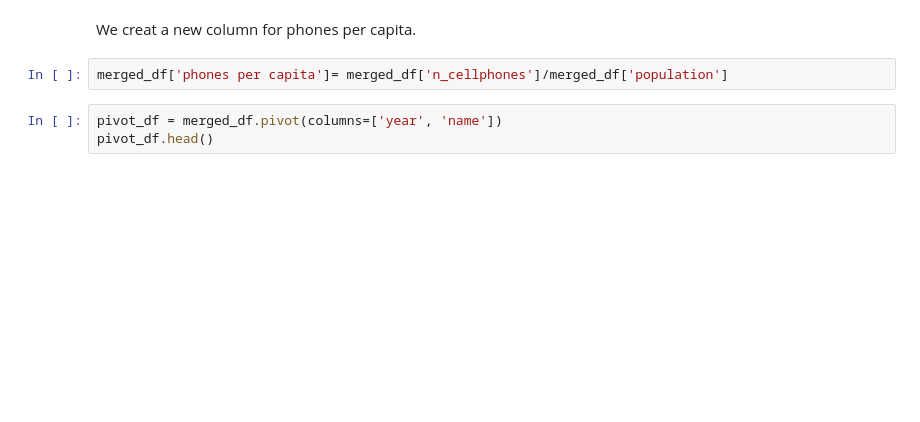
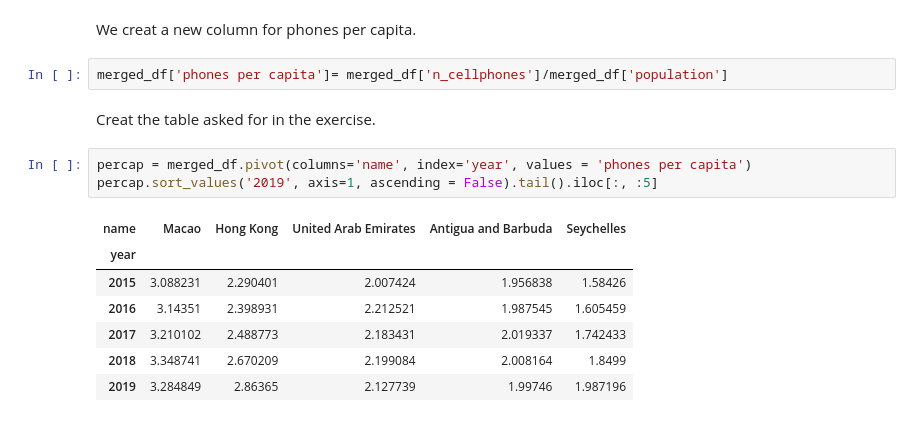
Before and after one commit to majaelm/su-mt4007, a Jupyter notebook: HW4/HW4.ipynb, the cells around one changed output. Saved outputs shown, nothing was run; the diff lists cells and outputs as text; blank space fills up the shorter version.

```diff
--- a/HW4/HW4.ipynb
+++ b/HW4/HW4.ipynb
@@ -80,7 +132,17 @@ merged_df.head()
 We creat a new column for phones per capita.
 # %%
 merged_df['phones per capita']= merged_df['n_cellphones']/merged_df['population']
+# %% [markdown]
+Creat the table asked for in the exercise.
 # %%
-pivot_df = merged_df.pivot(columns=['year', 'name'])
-pivot_df.head()
+percap = merged_df.pivot(columns='name', index='year', values = 'phones per capita')
+percap.sort_values('2019', axis=1, ascending = False).tail().iloc[:, :5]
+# %% [output]
+| name | Macao | Hong Kong | United Arab Emirates | Antigua and Barbuda | Seychelles |
+| year |  |  |  |  |  |
+| 2015 | 3.088231 | 2.290401 | 2.007424 | 1.956838 | 1.58426 |
+| 2016 | 3.14351 | 2.398931 | 2.212521 | 1.987545 | 1.605459 |
+| 2017 | 3.210102 | 2.488773 | 2.183431 | 2.019337 | 1.742433 |
+| 2018 | 3.348741 | 2.670209 | 2.199084 | 2.008164 | 1.8499 |
+| 2019 | 3.284849 | 2.86365 | 2.127739 | 1.99746 | 1.987196 |
 # %% [markdown]
```
Also changed, not shown: parts of 13 cells of this notebook.
